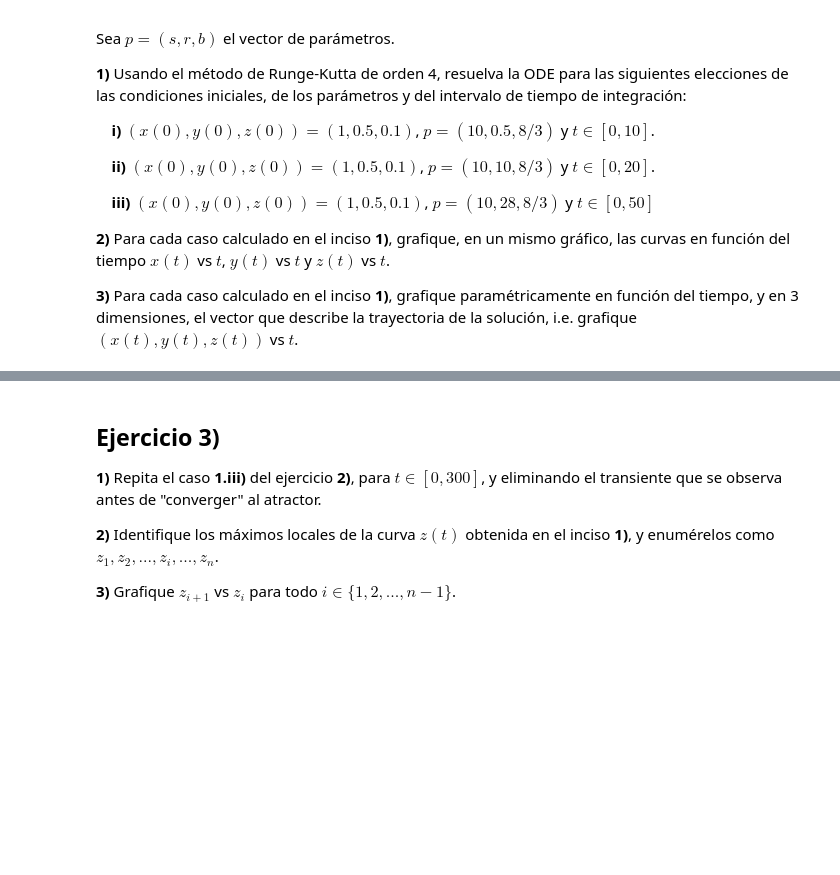
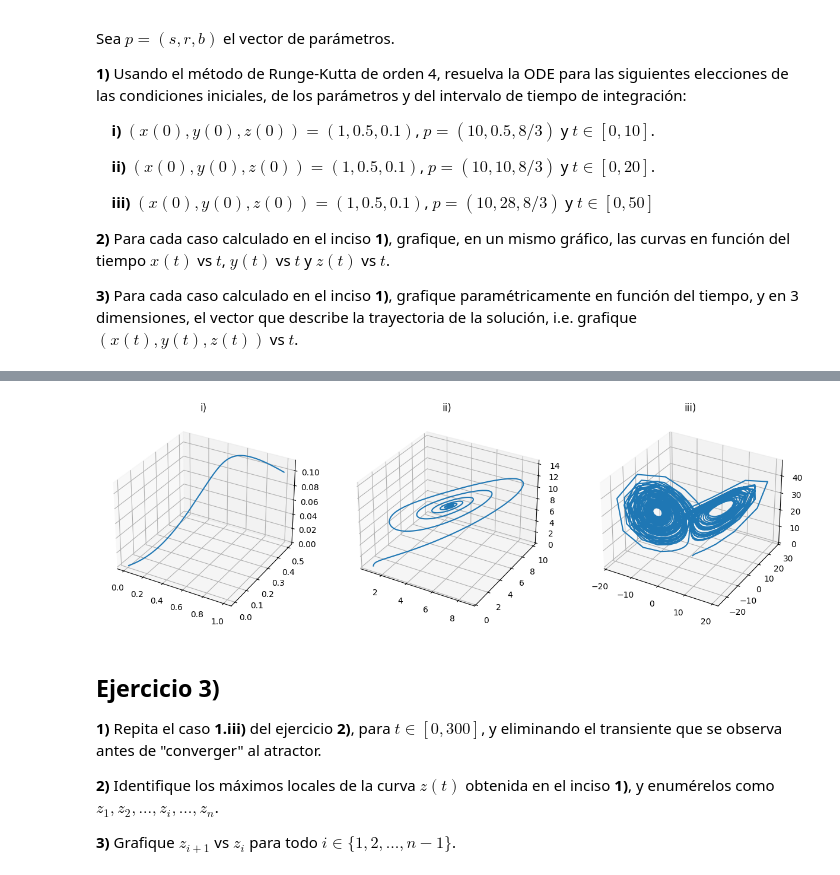
Before and after one commit to AdolfoBanchio/Redes-neuronales-2024, a Jupyter notebook: guias_ejercicios/redes_neuronales_2024_guia_6.ipynb, the cells around one changed output, grey strips where cells are left out. Saved outputs shown, nothing was run; the diff lists cells and outputs as text; code cells hidden in the pictures; blank space fills up the shorter version.

```diff
--- a/guias_ejercicios/redes_neuronales_2024_guia_6.ipynb
+++ b/guias_ejercicios/redes_neuronales_2024_guia_6.ipynb
@@ -141,0 +140,10 @@ Para cada caso calculado en el inciso **1)**, grafique paramétricamente en func
+# %%
+# 2.1)
+def f_2(x,t,p):
+    s = p[0]
+    r = p[1]
+    b = p[2]
+    dx = s*(x[1]-x[0])
+    dy = (r*x[0])-x[1]-(x[0]*x[2])
+    dz = (x[0]*x[1])-(b*x[2])
+    return np.array([dx,dy,dz])
@@ -142,3 +190,22 @@ Para cada caso calculado en el inciso **1)**, grafique paramétricamente en func
+# %%
+# 2.3)
+fig = plt.figure(figsize=(15, 15))
+
+ax = fig.add_subplot(131, projection='3d')
+ax.plot(w_1[0,:],w_1[1,:],w_1[2,:])
+ax.set_title('i)')
+
+ax2 = fig.add_subplot(132, projection='3d')
+ax2.plot(w_2[0,:],w_2[1,:],w_2[2,:])
+ax2.set_title('ii)')
+
+ax3 = fig.add_subplot(133, projection='3d')
+ax3.plot(w_3[0,:],w_3[1,:],w_3[2,:])
+ax3.set_title('iii)')
+
+plt.show()
+# %% [output]
+[figure, added]
 # %% [markdown]
 ## Ejercicio 3)
 
```
Also changed, not shown: parts of 4 cells of this notebook, 3 other files.
